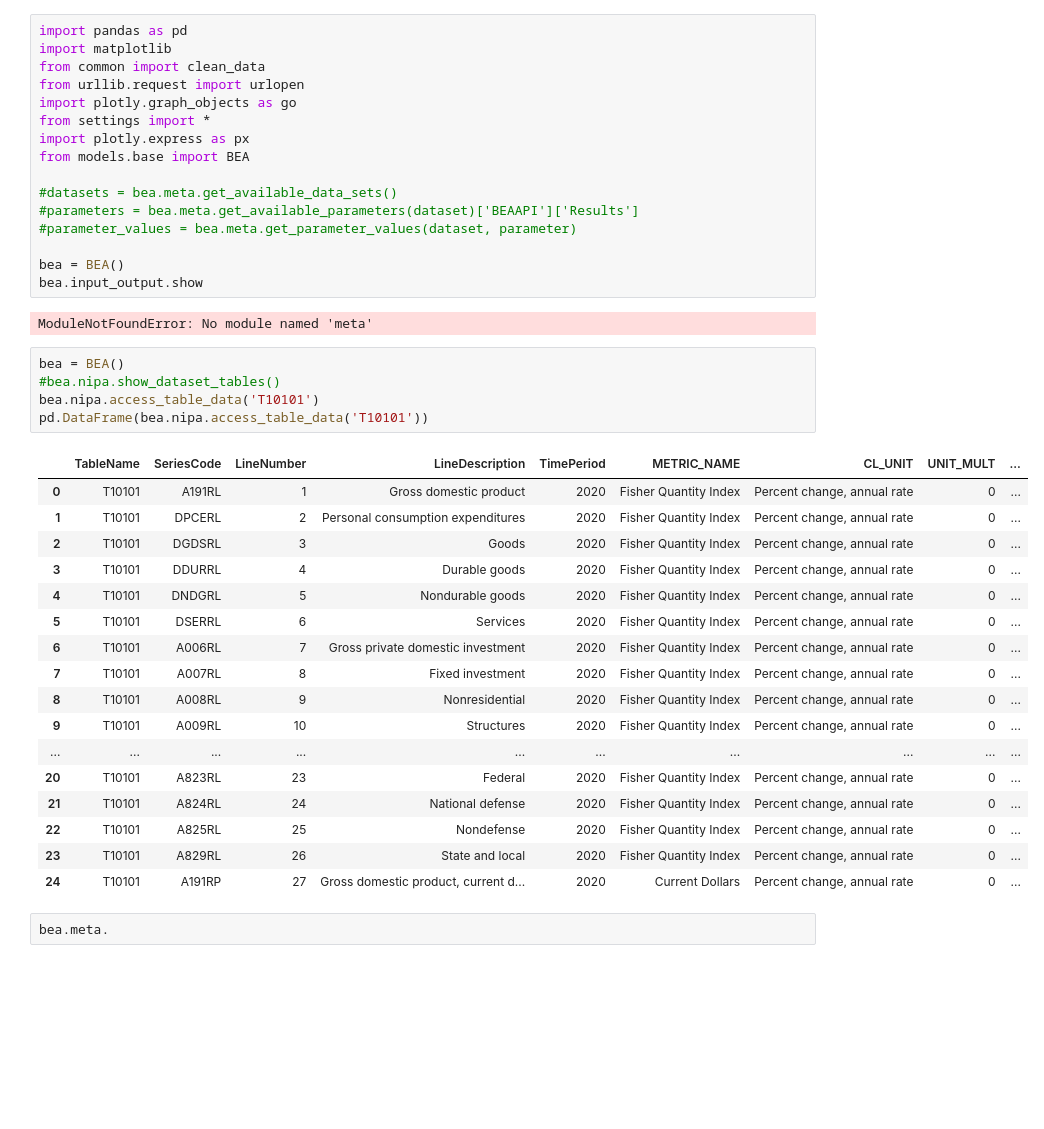
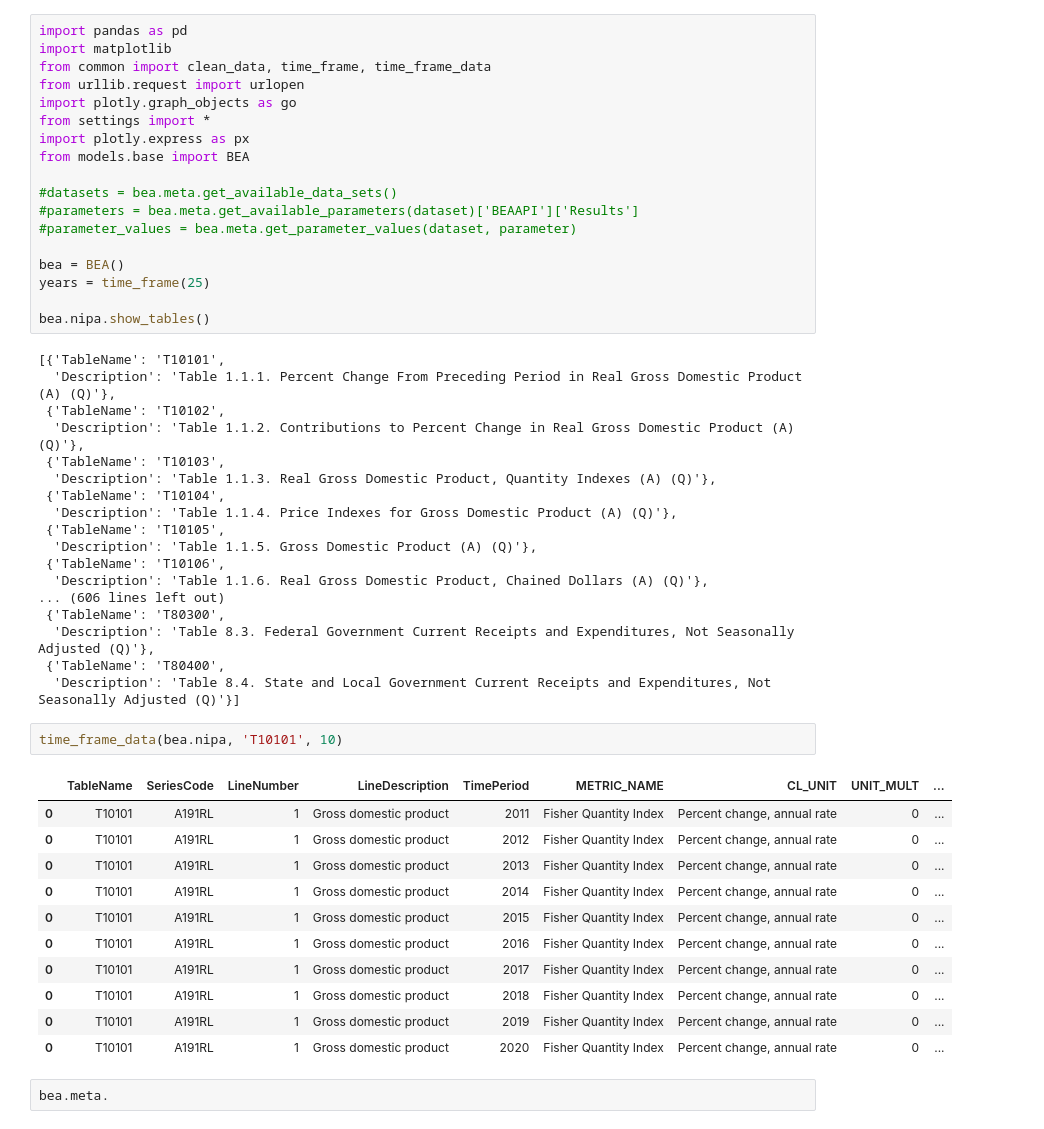
Before and after one commit to noahtech90/BEA---API, a Jupyter notebook: explore.ipynb, the cells around one changed output. Drawn from its saved outputs; the diff is of its cells as text; blank space fills up the shorter version.

Commit message:
generate historical data

```diff
--- a/explore.ipynb
+++ b/explore.ipynb
@@ -1,7 +1,7 @@
 # %%
 import pandas as pd
 import matplotlib
-from common import clean_data
+from common import clean_data, time_frame, time_frame_data
 from urllib.request import urlopen
 import plotly.graph_objects as go
 from settings import *
@@ -13,32 +13,41 @@ from models.base import BEA
 #parameter_values = bea.meta.get_parameter_values(dataset, parameter)
 
 bea = BEA()
-bea.input_output.show
+years = time_frame(25)
+
+bea.nipa.show_tables()
 # %% [output]
-ModuleNotFoundError: No module named 'meta'
+[{'TableName': 'T10101',
+  'Description': 'Table 1.1.1. Percent Change From Preceding Period in Real Gross Domestic Product (A) (Q)'},
+ {'TableName': 'T10102',
+  'Description': 'Table 1.1.2. Contributions to Percent Change in Real Gross Domestic Product (A) (Q)'},
+ {'TableName': 'T10103',
+  'Description': 'Table 1.1.3. Real Gross Domestic Product, Quantity Indexes (A) (Q)'},
+ {'TableName': 'T10104',
+  'Description': 'Table 1.1.4. Price Indexes for Gross Domestic Product (A) (Q)'},
+ {'TableName': 'T10105',
+  'Description': 'Table 1.1.5. Gross Domestic Product (A) (Q)'},
+ {'TableName': 'T10106',
+  'Description': 'Table 1.1.6. Real Gross Domestic Product, Chained Dollars (A) (Q)'},
+... (606 lines left out)
+ {'TableName': 'T80300',
+  'Description': 'Table 8.3. Federal Government Current Receipts and Expenditures, Not Seasonally Adjusted (Q)'},
+ {'TableName': 'T80400',
+  'Description': 'Table 8.4. State and Local Government Current Receipts and Expenditures, Not Seasonally Adjusted (Q)'}]
 # %%
-bea = BEA()
-#bea.nipa.show_dataset_tables()
-bea.nipa.access_table_data('T10101')
-pd.DataFrame(bea.nipa.access_table_data('T10101'))
+time_frame_data(bea.nipa, 'T10101', 10)
 # %% [output]
 |  | TableName | SeriesCode | LineNumber | LineDescription | TimePeriod | METRIC_NAME | CL_UNIT | UNIT_MULT | ... |
+| 0 | T10101 | A191RL | 1 | Gross domestic product | 2011 | Fisher Quantity Index | Percent change, annual rate | 0 | ... |
+| 0 | T10101 | A191RL | 1 | Gross domestic product | 2012 | Fisher Quantity Index | Percent change, annual rate | 0 | ... |
+| 0 | T10101 | A191RL | 1 | Gross domestic product | 2013 | Fisher Quantity Index | Percent change, annual rate | 0 | ... |
+| 0 | T10101 | A191RL | 1 | Gross domestic product | 2014 | Fisher Quantity Index | Percent change, annual rate | 0 | ... |
+| 0 | T10101 | A191RL | 1 | Gross domestic product | 2015 | Fisher Quantity Index | Percent change, annual rate | 0 | ... |
+| 0 | T10101 | A191RL | 1 | Gross domestic product | 2016 | Fisher Quantity Index | Percent change, annual rate | 0 | ... |
+| 0 | T10101 | A191RL | 1 | Gross domestic product | 2017 | Fisher Quantity Index | Percent change, annual rate | 0 | ... |
+| 0 | T10101 | A191RL | 1 | Gross domestic product | 2018 | Fisher Quantity Index | Percent change, annual rate | 0 | ... |
+| 0 | T10101 | A191RL | 1 | Gross domestic product | 2019 | Fisher Quantity Index | Percent change, annual rate | 0 | ... |
 | 0 | T10101 | A191RL | 1 | Gross domestic product | 2020 | Fisher Quantity Index | Percent change, annual rate | 0 | ... |
-| 1 | T10101 | DPCERL | 2 | Personal consumption expenditures | 2020 | Fisher Quantity Index | Percent change, annual rate | 0 | ... |
-| 2 | T10101 | DGDSRL | 3 | Goods | 2020 | Fisher Quantity Index | Percent change, annual rate | 0 | ... |
-| 3 | T10101 | DDURRL | 4 | Durable goods | 2020 | Fisher Quantity Index | Percent change, annual rate | 0 | ... |
-| 4 | T10101 | DNDGRL | 5 | Nondurable goods | 2020 | Fisher Quantity Index | Percent change, annual rate | 0 | ... |
-| 5 | T10101 | DSERRL | 6 | Services | 2020 | Fisher Quantity Index | Percent change, annual rate | 0 | ... |
-| 6 | T10101 | A006RL | 7 | Gross private domestic investment | 2020 | Fisher Quantity Index | Percent change, annual rate | 0 | ... |
-| 7 | T10101 | A007RL | 8 | Fixed investment | 2020 | Fisher Quantity Index | Percent change, annual rate | 0 | ... |
-| 8 | T10101 | A008RL | 9 | Nonresidential | 2020 | Fisher Quantity Index | Percent change, annual rate | 0 | ... |
-| 9 | T10101 | A009RL | 10 | Structures | 2020 | Fisher Quantity Index | Percent change, annual rate | 0 | ... |
-| ... | ... | ... | ... | ... | ... | ... | ... | ... | ... |
-| 20 | T10101 | A823RL | 23 | Federal | 2020 | Fisher Quantity Index | Percent change, annual rate | 0 | ... |
-| 21 | T10101 | A824RL | 24 | National defense | 2020 | Fisher Quantity Index | Percent change, annual rate | 0 | ... |
-| 22 | T10101 | A825RL | 25 | Nondefense | 2020 | Fisher Quantity Index | Percent change, annual rate | 0 | ... |
-| 23 | T10101 | A829RL | 26 | State and local | 2020 | Fisher Quantity Index | Percent change, annual rate | 0 | ... |
-| 24 | T10101 | A191RP | 27 | Gross domestic product, current d... | 2020 | Current Dollars | Percent change, annual rate | 0 | ... |
 # %%
 bea.meta.
 # %% [output]
```
Also changed, not shown: parts of 1 cell of this notebook, 2 other files.
